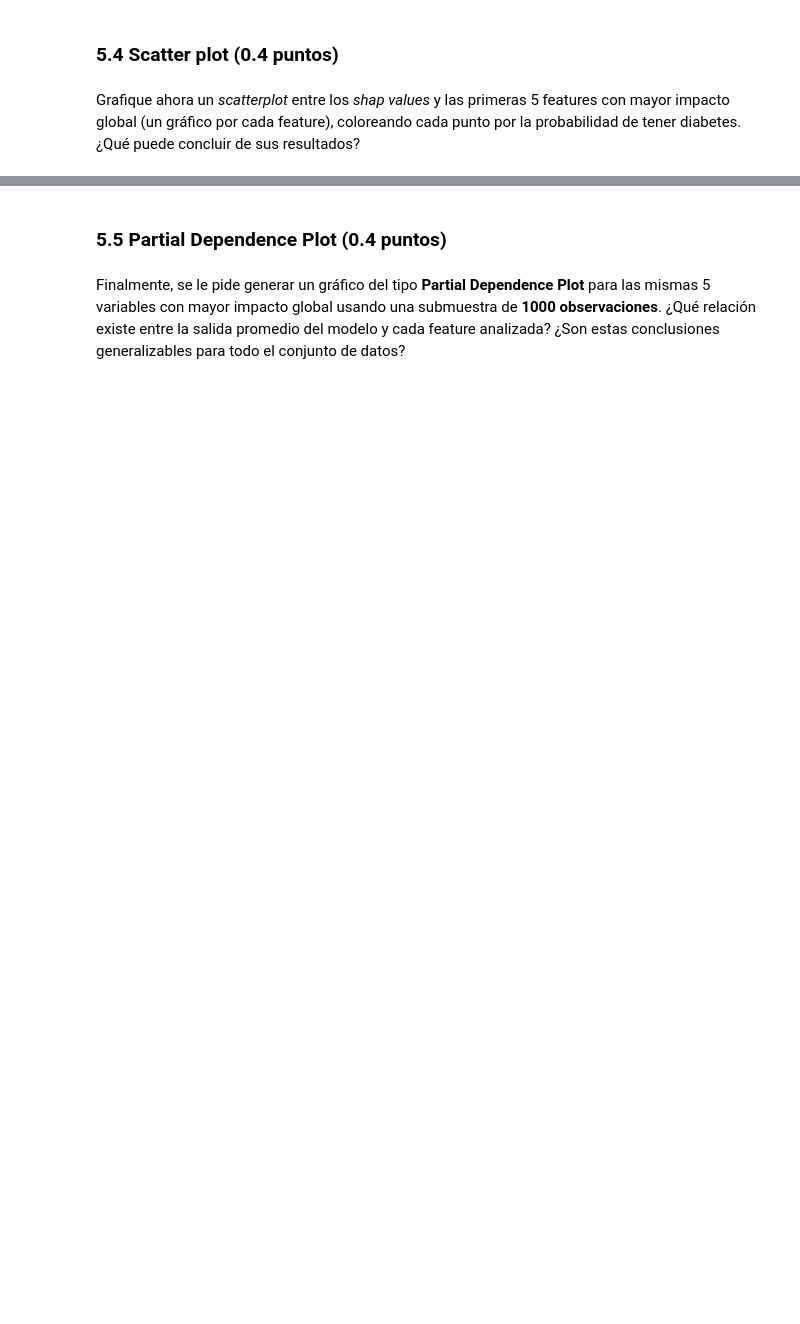
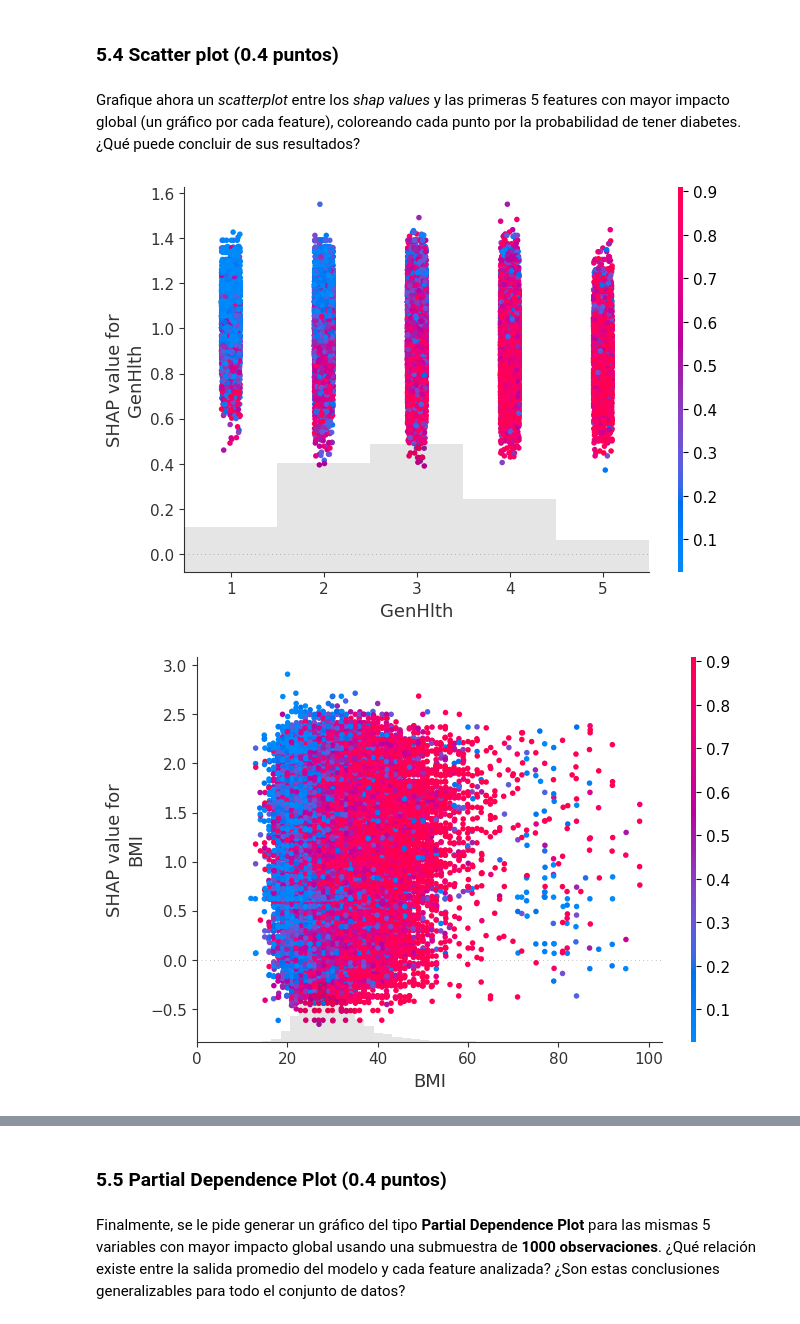
Before and after one commit to nicoacevedor/MDS7202, a Jupyter notebook: lab10/Lab10.ipynb, the cells around one changed output, grey strips where cells are left out. Saved outputs shown, nothing was run; the diff lists cells and outputs as text; code cells hidden in the pictures; blank space fills up the shorter version.

Commit message:
Código terminado hasta la P5

```diff
--- a/lab10/Lab10.ipynb
+++ b/lab10/Lab10.ipynb
@@ -270,0 +286,17 @@ Grafique ahora un *scatterplot* entre los *shap values* y las primeras 5 feature
+# %%
+# Inserte código para generar gráficos de feature vs shap value aquí
+# obtenemos los shap values
+shap_values_abs = np.mean(np.abs(shap_values.values), axis=0)
+
+# Obtenemos los nombres ordenados de mayor a menor
+feature_importance_names = X_train.columns[shap_values_abs.argsort()[::-1]]
+
+# Obtenemos las probabilidades de las predicciones
+probabilities = pipeline.predict_proba(X)[:, 1]
+# %%
+for name in feature_importance_names[:5]:
+    #shap.dependence_plot(name, shap_values.values, X)
+    shap.plots.scatter(shap_values[:,name], color=probabilities, xmin=0)
+# %% [output]
+[figure, added]
+[figure, added]
```
Also changed, not shown: parts of 14 cells of this notebook.
